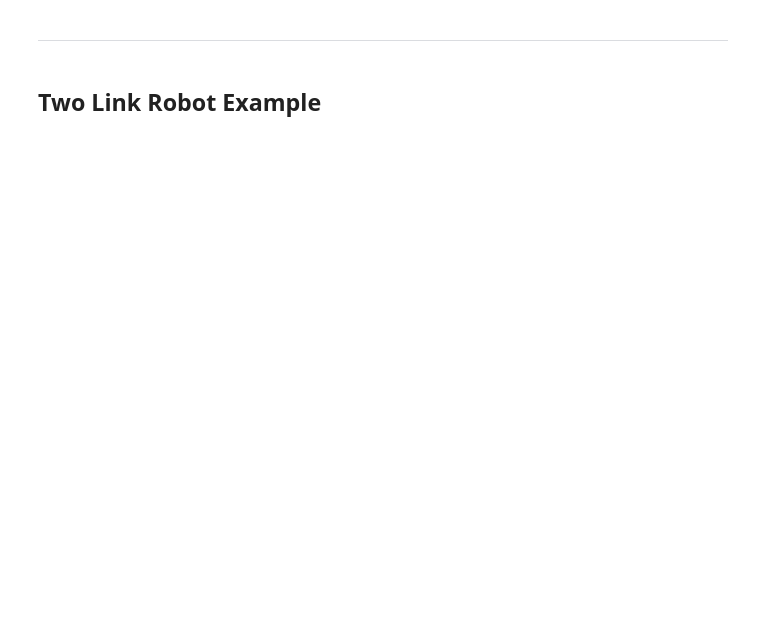
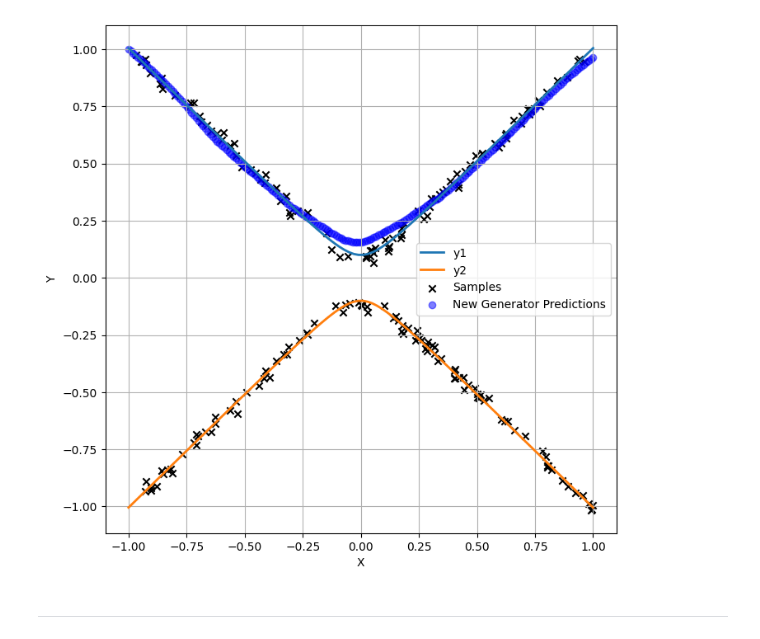
Before and after one commit to zipping-suger/MultiModLearn, a Jupyter notebook: note.ipynb, the cells around one changed output. Drawn from its saved outputs; the diff is of its cells as text; code cells hidden in the pictures; blank space fills up the shorter version.

```diff
--- a/note.ipynb
+++ b/note.ipynb
@@ -87,12 +0,0 @@ def plot_robot_and_heatmap(robot, discriminator, angles, grid_size=100):
-# %%
-# Given angles
-angles = (0, np.pi/6)  # Example angles
-
-# Plot the robot and heatmap
-plot_robot_and_heatmap(robot, discriminator, angles)
-
-# Calculate the conjugate angle such that the target is the same
-conjugate_angles = robot.get_conjugate_angles(angles)
-print(conjugate_angles)
-
-plot_robot_and_heatmap(robot, discriminator, conjugate_angles)
@@ -408,8 +170,8 @@ latent_size = 0
 hidden_size = 64
 output_size = 1
 condition_size = 1
-num_epochs = 200
-batch_size = 100
+num_epochs = 100
+batch_size = 32
 learning_rate_d = 0.0002
 learning_rate_g = 0.00005
 
@@ -836,0 +575,59 @@ plt.show()
+# %%
+# Fixed the energy model and train a new generator
+# Fix the energy model parameters
+for param in energy_model.parameters():
+    param.requires_grad = False
+
+# Initialize a new generator
+new_generator = Generator(latent_size, hidden_size, output_size, condition_size).to(device)
+
+# Optimizer for the new generator
+optimizer_new_g = optim.Adam(new_generator.parameters(), lr=learning_rate_g)
+
+# Training loop for the new generator
+num_epochs_new_g = 100
+for epoch in range(num_epochs_new_g):
+    for batch_x, batch_y in dataloader:
+        position = batch_x.to(device)
+        angles = batch_y.to(device)
+
+        # Draw noise samples
+        z = torch.randn(position.size(0), new_generator.latent_size).to(device)
+
+        # Generate fake samples
+        fake_angles = new_generator(z, position)
+
+        # Compute generator loss
+        g_loss = energy_model(position, fake_angles).mean()
+
+        # Update generator
+        optimizer_new_g.zero_grad()
+        g_loss.backward()
+        optimizer_new_g.step()
+
+    print(f"Epoch [{epoch+1}/{num_epochs_new_g}], Generator Loss: {g_loss.item():.4f}")
+
+# Random sample the query points and get the predictions using new_generator
+num_query_points = 200
+query_points = np.linspace(-1, 1, num_query_points)
+query_points_tensor = torch.tensor(query_points, dtype=torch.float32).unsqueeze(1).to(device)
+z = torch.randn(num_query_points, latent_size).to(device)
+predictions_new = new_generator(z, query_points_tensor).detach().cpu().numpy()
+
+# Plot the function, samples, and predictions from new_generator
+x_vals = np.linspace(-1, 1, 100)
+y_vals = [y_multi(x_i) for x_i in x_vals]
+y_vals_transposed = list(zip(*y_vals))
+
+plt.figure(figsize=(8, 8))
+for i, y_val in enumerate(y_vals_transposed):
+    plt.plot(x_vals, y_val, label=f'y{i+1}', linewidth=2)
+
+plt.scatter(x, y, marker='x', color='black', label='Samples')
+plt.scatter(query_points, predictions_new, marker='o', color='blue', label='New Generator Predictions', alpha=0.5)
+plt.xlabel('X')
+plt.ylabel('Y')
+plt.grid()
+plt.legend()
+plt.show()
+# %% [output]
@@ -837,4 +651,3 @@ plt.show()
+[figure, added]
 # %% [markdown]
 ---
-# %% [markdown]
-## Two Link Robot Example
```
Also changed, not shown: parts of 23 cells of this notebook, 9 other files.
